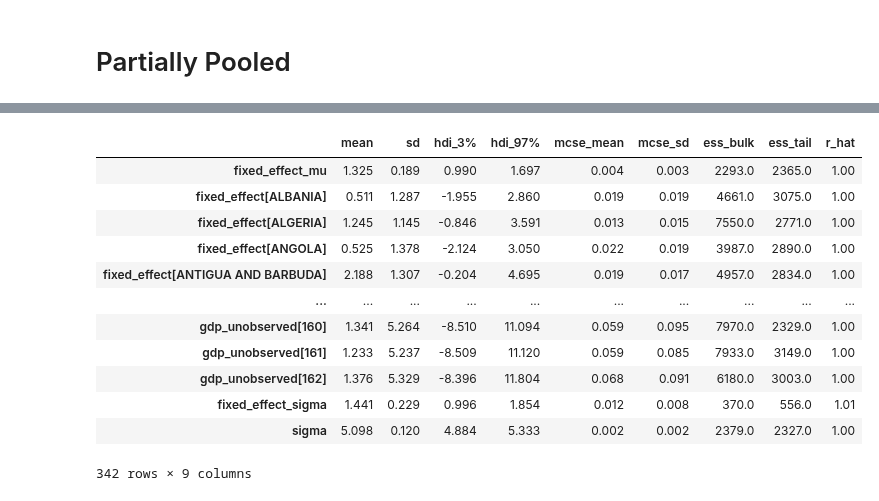
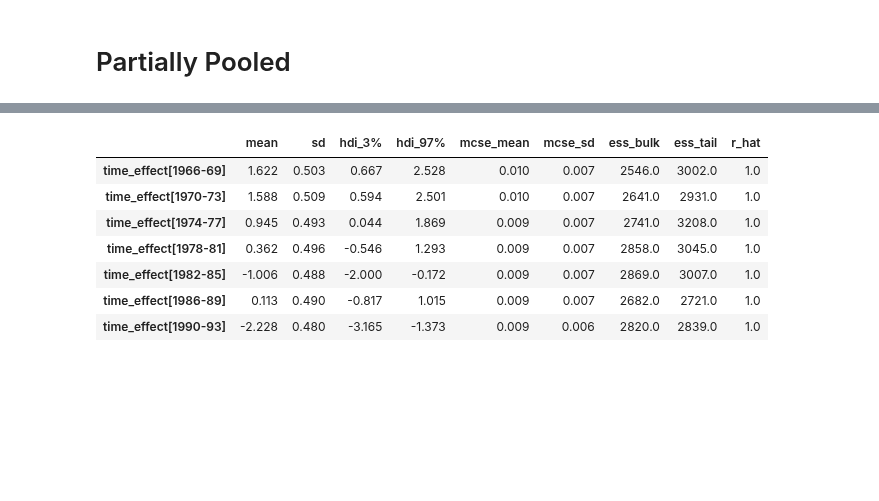
Before and after one commit to jessegrabowski/laos-climate-change, a Jupyter notebook: notebooks/Panel Data.ipynb, the cells around one changed output, grey strips where cells are left out. Saved outputs shown, nothing was run; the diff lists cells and outputs as text; code cells hidden in the pictures; blank space fills up the shorter version.

```diff
--- a/notebooks/Panel Data.ipynb
+++ b/notebooks/Panel Data.ipynb
@@ -8,6 +8,14 @@ import matplotlib.pyplot as plt
 # Load Data
 # %%
 df = pd.read_excel('../data/burnside2.xls')
+df.rename(columns={'GDPG':'GDP Growth',
+                   'BB':'Budget Surplus',
+        'INFL':'Inflation', 'SACW':'Trade Openness',
+        'ETHNF':'Ethnic Frac', 'ASSAS':'Assassinations',
+        'ICRGE':'Institutional Quality', 'M2-1':'L_Money Supply', 'SSA':'Sub-Saharan Africa',
+        'EASIA': 'East Asia', 'LPOP':'Log Population', 'EGYPT':'Egypt', 'CENTAM':'Central America',
+        'FRZ':'Franc Zone', 'ARMS-1':'L_Arms NX', 'EDA':'Effective Aid',
+        'BEDA':'Bilateral Effective Aid'}, inplace=True)
 # %% [markdown]
 # Create Groups
 # %%
@@ -54,3 +61,10 @@ az.plot_ppc(idata);
 [figure]
 # %% [markdown]
 # Partially Pooled
+# %%
+country_idx, countries = pd.factorize(df.Country3)
+year_idx, years = pd.factorize(df.YEAR1)
+coords = {
+    'country':countries,
+    'year':years
+}
@@ -57,12 +73,16 @@ az.plot_ppc(idata);
 # %%
 with pm.Model(coords=coords) as partially_pooled:
-    fixed_effect_mu = pm.Normal('fixed_effect_mu', mu=0, sigma=1)
-    fixed_effect_sigma = pm.HalfNormal('fixed_effect_sigma', sigma=1)
-    fixed_effect_offset = pm.ZeroSumNormal('fixed_effect_offset', sigma=1, dims=['country'])
-    fixed_effect = pm.Deterministic('fixed_effect', fixed_effect_mu + fixed_effect_sigma * fixed_effect_offset,
+    country_effect_mu = pm.Normal('country_effect_mu', mu=0, sigma=1)
+    country_effect_sigma = pm.HalfNormal('country_effect_sigma', sigma=1)
+    country_effect_offset = pm.ZeroSumNormal('country_effect_offset', sigma=1, dims=['country'])
+    country_effect = pm.Deterministic('country_effect', country_effect_mu + country_effect_sigma * country_effect_offset,
                                     dims=['country'])
 
-    mu = pm.Deterministic('mu', fixed_effect[country_idx])
+    # Add time effects
+    time_effect = pm.Normal('time_effect', mu=0, sigma=1, dims=['year'])
+
+    # Update mu
+    mu = pm.Deterministic('mu', country_effect[country_idx] + time_effect[year_idx])
     sigma = pm.Exponential('sigma', lam=1)
     gdp_hat = pm.Normal('gdp', mu=mu, sigma=sigma, observed=df.GDPG)
 # %%
@@ -83,16 +102,11 @@ The effective sample size per chain is smaller than 100 for some parameters.  A
 # %%
-az.summary(idata, var_names=['~mu', '~gdp'])
+az.summary(idata, var_names=['time_effect'])
 # %% [output]
 |  | mean | sd | hdi_3% | hdi_97% | mcse_mean | mcse_sd | ess_bulk | ess_tail | r_hat |
-| fixed_effect_mu | 1.325 | 0.189 | 0.990 | 1.697 | 0.004 | 0.003 | 2293.0 | 2365.0 | 1.00 |
-| fixed_effect[ALBANIA] | 0.511 | 1.287 | -1.955 | 2.860 | 0.019 | 0.019 | 4661.0 | 3075.0 | 1.00 |
-| fixed_effect[ALGERIA] | 1.245 | 1.145 | -0.846 | 3.591 | 0.013 | 0.015 | 7550.0 | 2771.0 | 1.00 |
-| fixed_effect[ANGOLA] | 0.525 | 1.378 | -2.124 | 3.050 | 0.022 | 0.019 | 3987.0 | 2890.0 | 1.00 |
-| fixed_effect[ANTIGUA AND BARBUDA] | 2.188 | 1.307 | -0.204 | 4.695 | 0.019 | 0.017 | 4957.0 | 2834.0 | 1.00 |
-| ... | ... | ... | ... | ... | ... | ... | ... | ... | ... |
-| gdp_unobserved[160] | 1.341 | 5.264 | -8.510 | 11.094 | 0.059 | 0.095 | 7970.0 | 2329.0 | 1.00 |
-| gdp_unobserved[161] | 1.233 | 5.237 | -8.509 | 11.120 | 0.059 | 0.085 | 7933.0 | 3149.0 | 1.00 |
-| gdp_unobserved[162] | 1.376 | 5.329 | -8.396 | 11.804 | 0.068 | 0.091 | 6180.0 | 3003.0 | 1.00 |
-| fixed_effect_sigma | 1.441 | 0.229 | 0.996 | 1.854 | 0.012 | 0.008 | 370.0 | 556.0 | 1.01 |
-| sigma | 5.098 | 0.120 | 4.884 | 5.333 | 0.002 | 0.002 | 2379.0 | 2327.0 | 1.00 |
+| time_effect[1966-69] | 1.622 | 0.503 | 0.667 | 2.528 | 0.010 | 0.007 | 2546.0 | 3002.0 | 1.0 |
+| time_effect[1970-73] | 1.588 | 0.509 | 0.594 | 2.501 | 0.010 | 0.007 | 2641.0 | 2931.0 | 1.0 |
+| time_effect[1974-77] | 0.945 | 0.493 | 0.044 | 1.869 | 0.009 | 0.007 | 2741.0 | 3208.0 | 1.0 |
+| time_effect[1978-81] | 0.362 | 0.496 | -0.546 | 1.293 | 0.009 | 0.007 | 2858.0 | 3045.0 | 1.0 |
+| time_effect[1982-85] | -1.006 | 0.488 | -2.000 | -0.172 | 0.009 | 0.007 | 2869.0 | 3007.0 | 1.0 |
+| time_effect[1986-89] | 0.113 | 0.490 | -0.817 | 1.015 | 0.009 | 0.007 | 2682.0 | 2721.0 | 1.0 |
+| time_effect[1990-93] | -2.228 | 0.480 | -3.165 | -1.373 | 0.009 | 0.006 | 2820.0 | 2839.0 | 1.0 |
-342 rows × 9 columns
```
Also changed, not shown: parts of 30 cells of this notebook, 2 other files.
